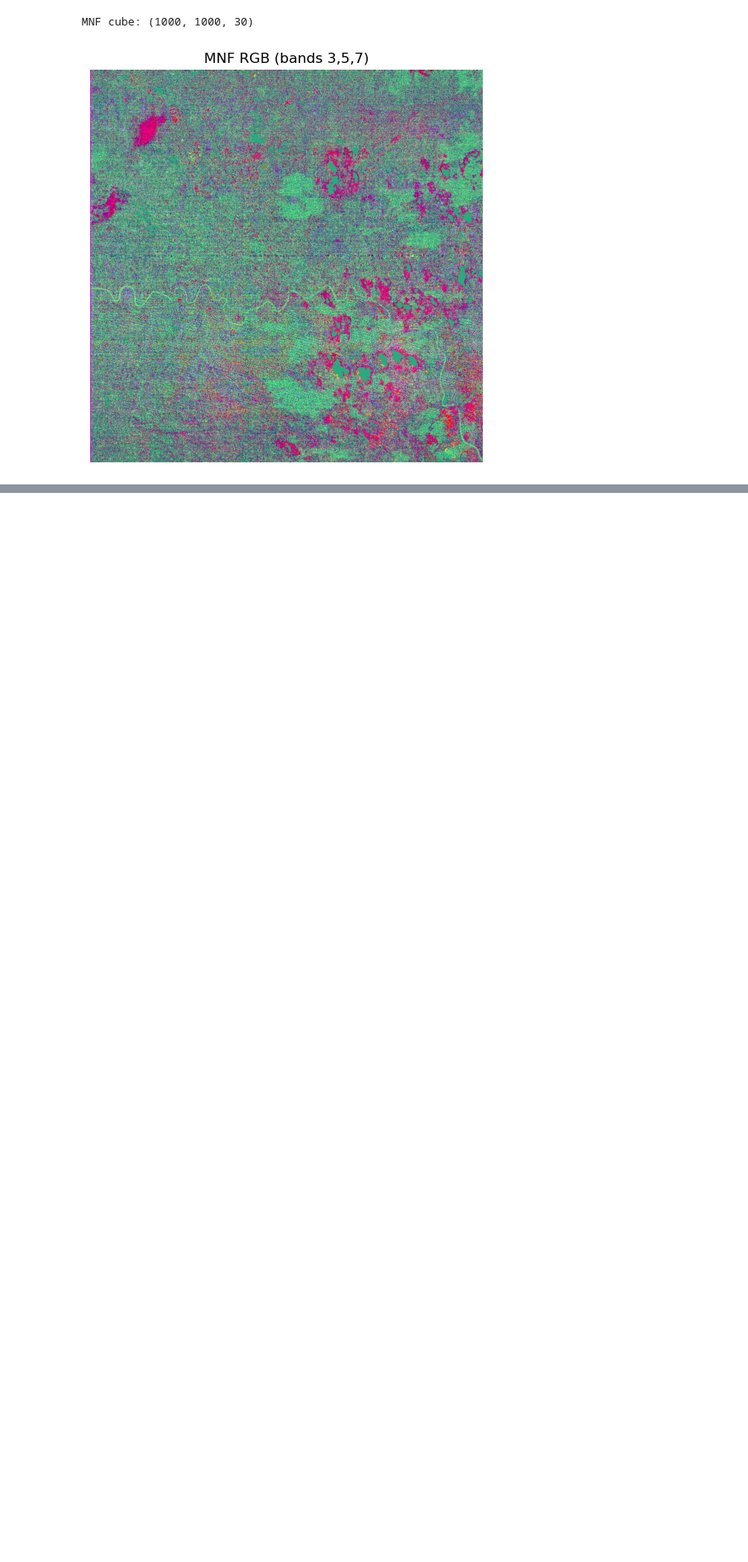
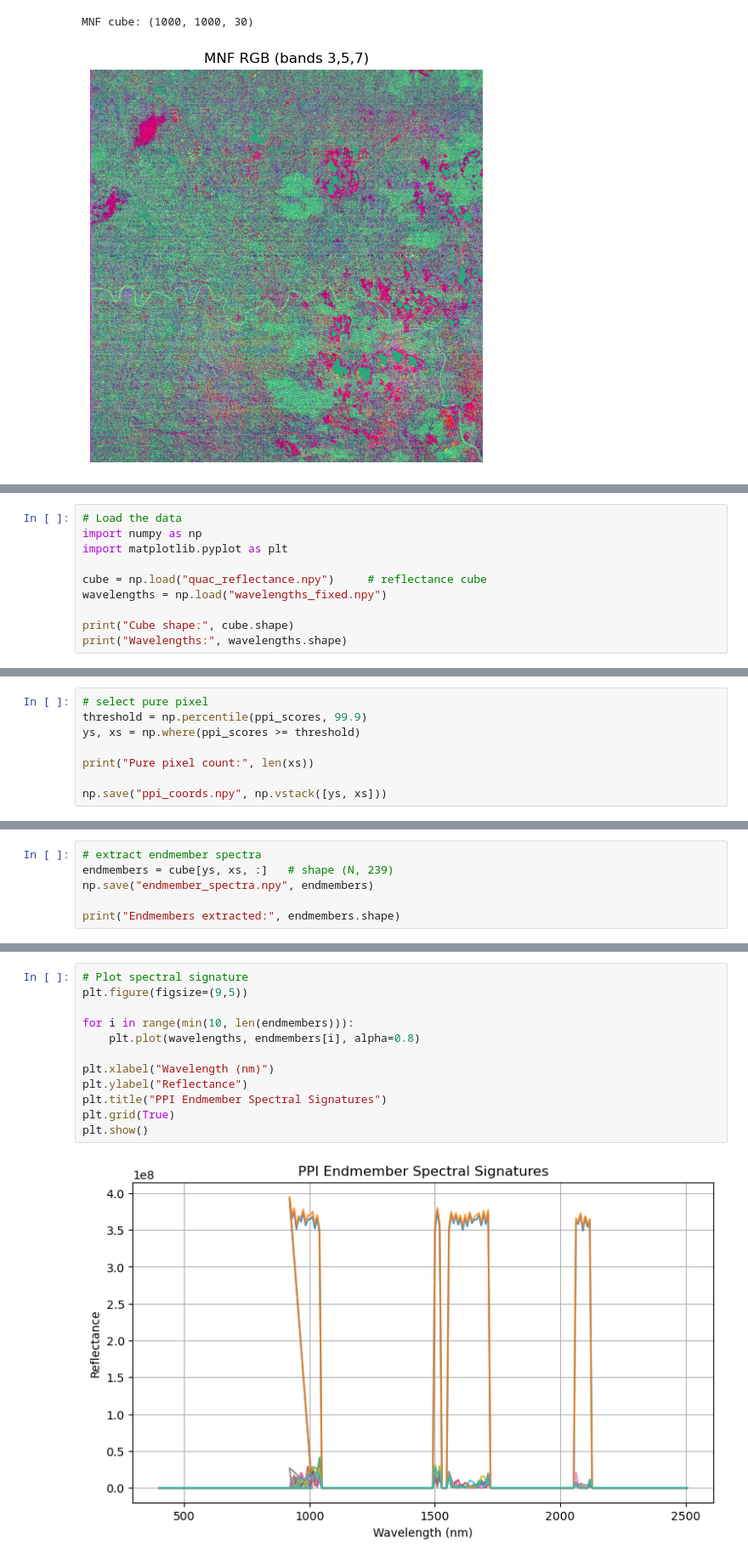
Before and after one commit to Daljit777/hyperspec_project, a Jupyter notebook: project.ipynb, the cells around one changed output, grey strips where cells are left out. Shown at 85% size. Drawn from its saved outputs; the diff is of its cells as text; blank space fills up the shorter version.

Commit message:
Spectral Signature

```diff
--- a/project.ipynb
+++ b/project.ipynb
@@ -1078,0 +830,10 @@ ValueError: x and y must have same first dimension, but have shapes (239,) and (
+# %%
+# Load the data
+import numpy as np
+import matplotlib.pyplot as plt
+
+cube = np.load("quac_reflectance.npy")     # reflectance cube
+wavelengths = np.load("wavelengths_fixed.npy")
+
+print("Cube shape:", cube.shape)
+print("Wavelengths:", wavelengths.shape)
@@ -1078,0 +902,8 @@ ValueError: x and y must have same first dimension, but have shapes (239,) and (
+# %%
+# select pure pixel
+threshold = np.percentile(ppi_scores, 99.9)
+ys, xs = np.where(ppi_scores >= threshold)
+
+print("Pure pixel count:", len(xs))
+
+np.save("ppi_coords.npy", np.vstack([ys, xs]))
@@ -1078,0 +912,6 @@ ValueError: x and y must have same first dimension, but have shapes (239,) and (
+# %%
+# extract endmember spectra
+endmembers = cube[ys, xs, :]   # shape (N, 239)
+np.save("endmember_spectra.npy", endmembers)
+
+print("Endmembers extracted:", endmembers.shape)
@@ -1078,0 +920,14 @@ ValueError: x and y must have same first dimension, but have shapes (239,) and (
+# %%
+# Plot spectral signature
+plt.figure(figsize=(9,5))
+
+for i in range(min(10, len(endmembers))):
+    plt.plot(wavelengths, endmembers[i], alpha=0.8)
+
+plt.xlabel("Wavelength (nm)")
+plt.ylabel("Reflectance")
+plt.title("PPI Endmember Spectral Signatures")
+plt.grid(True)
+plt.show()
+# %% [output]
+[figure, added]
```
Also changed, not shown: parts of 15 cells of this notebook.
